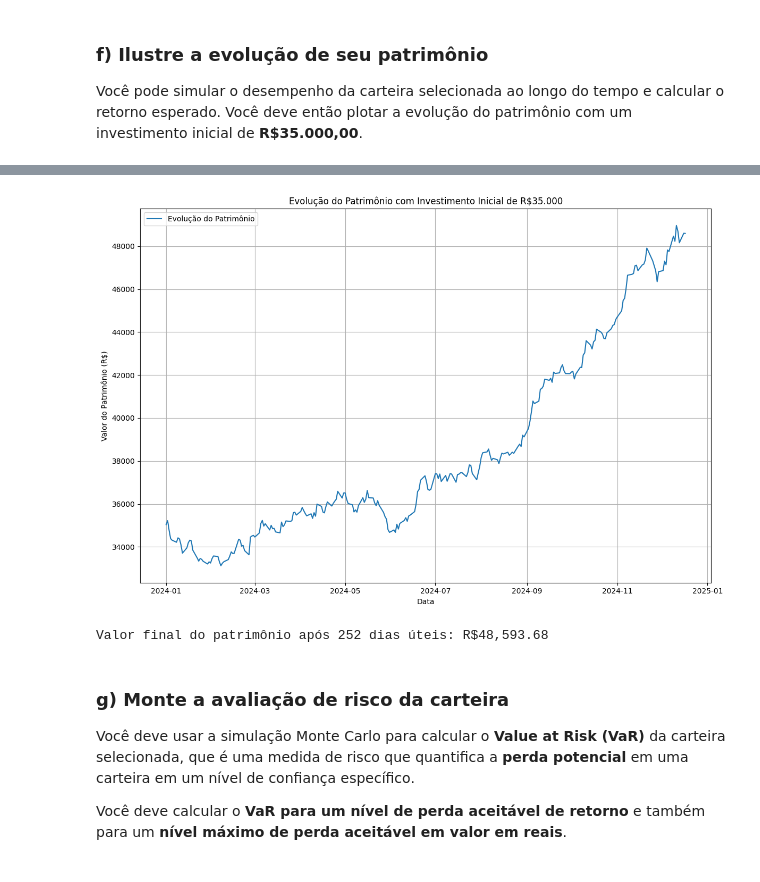
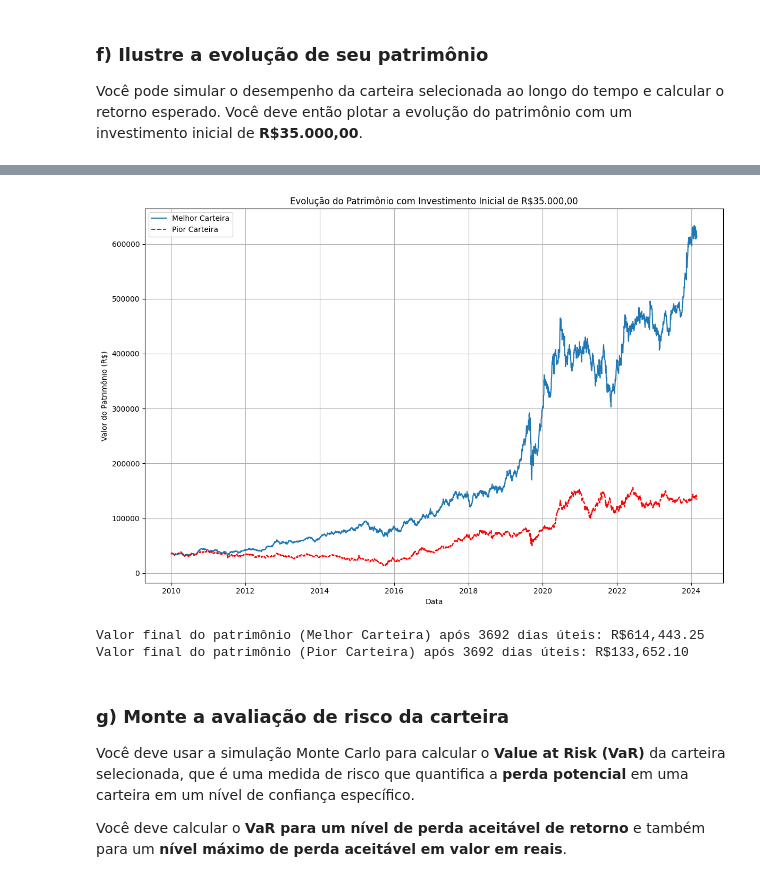
Before and after one commit to aqcorreia/AEDI, a Jupyter notebook: Tarefa02/AEDI_Tarefa02.ipynb, the cells around one changed output, grey strips where cells are left out. Drawn from its saved outputs; the diff is of its cells as text; code cells hidden in the pictures.

```diff
--- a/Tarefa02/AEDI_Tarefa02.ipynb
+++ b/Tarefa02/AEDI_Tarefa02.ipynb
@@ -450,6 +452,7 @@ tickersCarteira = [ticker for ticker in tickers if ticker != '^BVSP']
 # Filtrar os dados de retorno diário, removendo o índice ^BVSP
 retornos_diarios = dfHistoricoAcoesIndice.pivot(index='data', columns='ticker', values='Retorno Diário (%)')
 retornos_diarios = retornos_diarios[tickersCarteira]  # Selecionar apenas os tickers restantes
+retornos_diarios = retornos_diarios.dropna()
 
 # Número de carteiras simuladas
 num_carteiras = 50000
@@ -526,49 +537,56 @@ Você pode simular o desempenho da carteira selecionada ao longo do tempo e calc
 # %%
+# Identificar a carteira com o menor índice de Sharpe
+pior_carteira_idx = np.argmin(carteiras_df['Sharpe Ratio'])
+pior_carteira = carteiras_df.iloc[pior_carteira_idx]
+pior_pesos = pesos_carteiras[pior_carteira_idx]
+
+# Calcular os retornos diários das melhores e piores carteiras
+retorno_diario_carteira_melhor = retornos_diarios @ melhor_pesos
+retorno_diario_carteira_pior = retornos_diarios @ pior_pesos
+
 # Parâmetros iniciais
 investment_initial = 35000  # Investimento inicial em R$
-num_days = 252  # Um ano de dias úteis
+num_days = len(retorno_diario_carteira_melhor)  # Número de dias simulados com base nos retornos diários
 
-# Dados simulados para retornos diários das ações
-np.random.seed(42)  # Semente para reprodutibilidade
-tickersCarteira = ["Ação1", "Ação2", "Ação3", "Ação4", "Ação5"]  # Simulação de tickers
-retornos_diarios_simulados = pd.DataFrame(
-    np.random.normal(0.0005, 0.01, (num_days, len(tickersCarteira))),
-    columns=tickersCarteira
-)
+# Simulação da evolução do patrimônio (melhor carteira)
+portfolio_values_melhor = [investment_initial]
+for ret in retorno_diario_carteira_melhor:
+    portfolio_values_melhor.append(portfolio_values_melhor[-1] * (1 + (ret / 100)))
 
-
-# Calcular o retorno diário da carteira
-retorno_diario_carteira = retornos_diarios_simulados.dot(melhor_pesos)
-
-# Calcular a evolução diária do patrimônio
-portfolio_values = [investment_initial]
-for ret in retorno_diario_carteira:
-    portfolio_values.append(portfolio_values[-1] * (1 + ret))
+# Simulação da evolução do patrimônio (pior carteira)
+portfolio_values_pior = [investment_initial]
+for ret in retorno_diario_carteira_pior:
+    portfolio_values_pior.append(portfolio_values_pior[-1] * (1 + (ret / 100)))
 
 # Criar um DataFrame para visualização
-dates = pd.date_range(start="2024-01-01", periods=num_days, freq="B")  # Dias úteis
+dates = pd.date_range(start="2010-01-01", periods=num_days, freq="B")  # Dias úteis
 portfolio_df = pd.DataFrame({
     "Date": dates,
-    "Portfolio Value": portfolio_values[1:]  # Excluir o valor inicial para alinhar com as datas
+    "Melhor Carteira": portfolio_values_melhor[1:],  # Excluir o valor inicial para alinhar com as datas
+    "Pior Carteira": portfolio_values_pior[1:]       # Excluir o valor inicial para alinhar com as datas
 })
 
 # Plotar a evolução do patrimônio
 plt.figure(figsize=(12, 8))
-plt.plot(portfolio_df["Date"], portfolio_df["Portfolio Value"], label="Evolução do Patrimônio")
-plt.title("Evolução do Patrimônio com Investimento Inicial de R$35.000")
+plt.plot(portfolio_df["Date"], portfolio_df["Melhor Carteira"], label="Melhor Carteira")
+plt.plot(portfolio_df["Date"], portfolio_df["Pior Carteira"], label="Pior Carteira", linestyle='--', color='red')
+plt.title("Evolução do Patrimônio com Investimento Inicial de R$35.000,00")
 plt.xlabel("Data")
 plt.ylabel("Valor do Patrimônio (R$)")
 plt.legend()
 plt.grid(True)
 plt.tight_layout()
 plt.show()
 
-# Exibir o valor final do patrimônio
-final_value = portfolio_values[-1]
-print(f"Valor final do patrimônio após {num_days} dias úteis: R${final_value:,.2f}")
+# Calcular e exibir os resultados
+final_value_melhor = portfolio_values_melhor[-1]
+final_value_pior = portfolio_values_pior[-1]
+print(f"Valor final do patrimônio (Melhor Carteira) após {num_days} dias úteis: R${final_value_melhor:,.2f}")
+print(f"Valor final do patrimônio (Pior Carteira) após {num_days} dias úteis: R${final_value_pior:,.2f}")
 # %% [output]
-[figure, old version]
+[figure, new version]
-Valor final do patrimônio após 252 dias úteis: R$48,593.68
+Valor final do patrimônio (Melhor Carteira) após 3692 dias úteis: R$614,443.25
+Valor final do patrimônio (Pior Carteira) após 3692 dias úteis: R$133,652.10
 # %% [markdown]
 ### g) Monte a avaliação de risco da carteira
 
```
Also changed, not shown: parts of 7 cells of this notebook.
